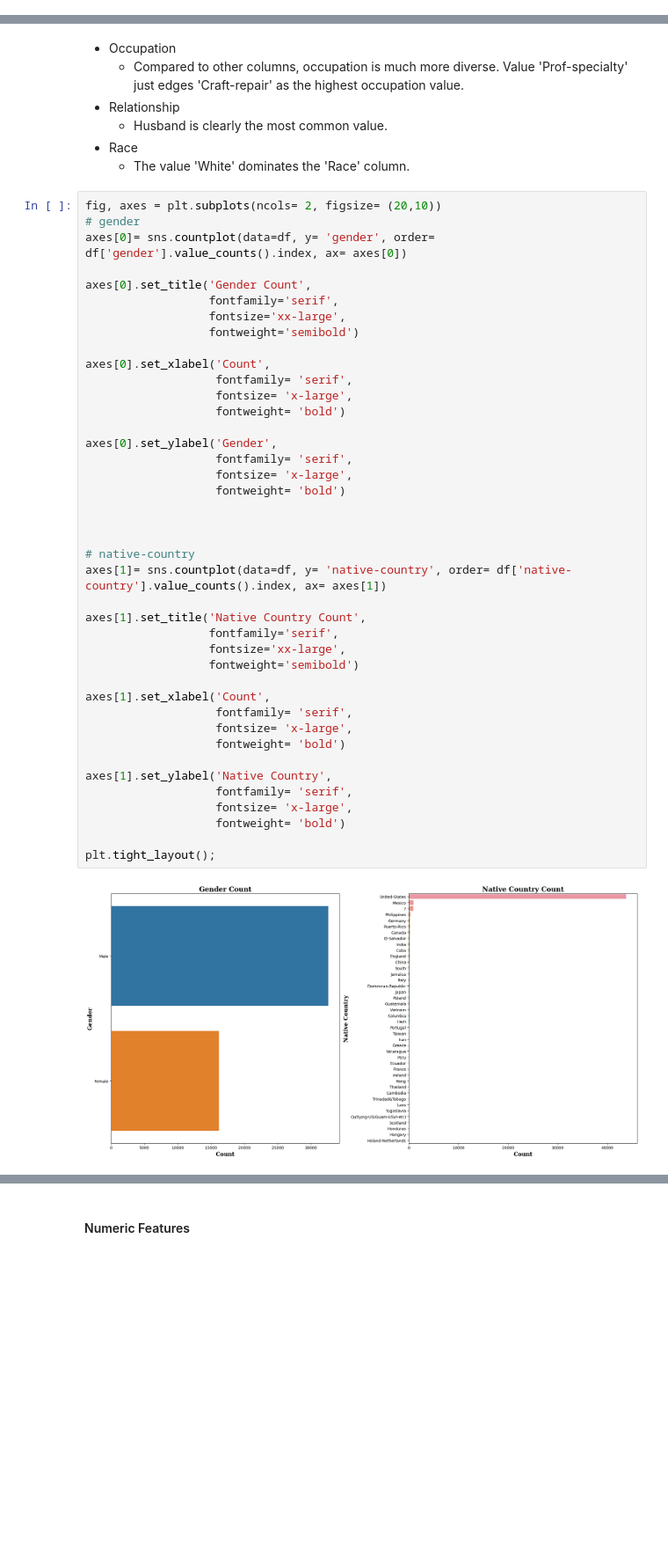
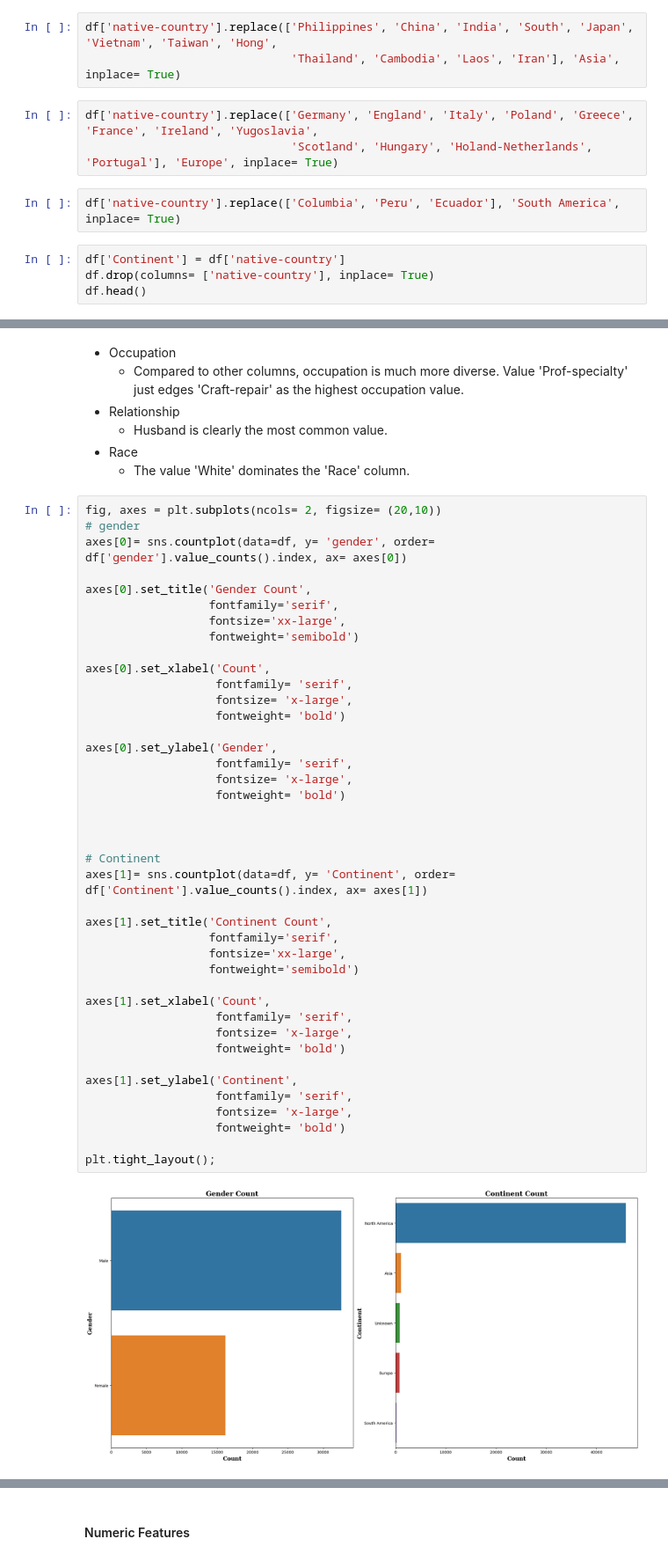
Before and after one commit to wrodemoyer/Adult-Income, a Jupyter notebook: Adult_Income.ipynb, the cells around one changed output, grey strips where cells are left out. Shown at 88% size. Drawn from its saved outputs; the diff is of its cells as text; blank space fills up the shorter version.

```diff
--- a/Adult_Income.ipynb
+++ b/Adult_Income.ipynb
@@ -299,0 +453,12 @@ Name: race, dtype: int64
+# %%
+df['native-country'].replace(['Philippines', 'China', 'India', 'South', 'Japan', 'Vietnam', 'Taiwan', 'Hong',
+                              'Thailand', 'Cambodia', 'Laos', 'Iran'], 'Asia', inplace= True)
+# %%
+df['native-country'].replace(['Germany', 'England', 'Italy', 'Poland', 'Greece', 'France', 'Ireland', 'Yugoslavia',
+                              'Scotland', 'Hungary', 'Holand-Netherlands', 'Portugal'], 'Europe', inplace= True)
+# %%
+df['native-country'].replace(['Columbia', 'Peru', 'Ecuador'], 'South America', inplace= True)
+# %%
+df['Continent'] = df['native-country']
+df.drop(columns= ['native-country'], inplace= True)
+df.head()
@@ -465,38 +650,38 @@ axes[0].set_title('Gender Count',
                   fontweight='semibold')
 
 axes[0].set_xlabel('Count',
                    fontfamily= 'serif',
                    fontsize= 'x-large',
                    fontweight= 'bold')
 
 axes[0].set_ylabel('Gender',
                    fontfamily= 'serif',
                    fontsize= 'x-large',
                    fontweight= 'bold')
 
 
 
-# native-country
-axes[1]= sns.countplot(data=df, y= 'native-country', order= df['native-country'].value_counts().index, ax= axes[1])
+# Continent
+axes[1]= sns.countplot(data=df, y= 'Continent', order= df['Continent'].value_counts().index, ax= axes[1])
 
-axes[1].set_title('Native Country Count',
+axes[1].set_title('Continent Count',
                   fontfamily='serif',
                   fontsize='xx-large',
                   fontweight='semibold')
 
 axes[1].set_xlabel('Count',
                    fontfamily= 'serif',
                    fontsize= 'x-large',
                    fontweight= 'bold')
 
-axes[1].set_ylabel('Native Country',
+axes[1].set_ylabel('Continent',
                    fontfamily= 'serif',
                    fontsize= 'x-large',
                    fontweight= 'bold')
 
 plt.tight_layout();
 # %% [output]
-[figure, old version]
+[figure, new version]
 # %% [markdown]
 - Gender
   - Male looks to double the value of Female.
```
Also changed, not shown: parts of 92 cells of this notebook.
